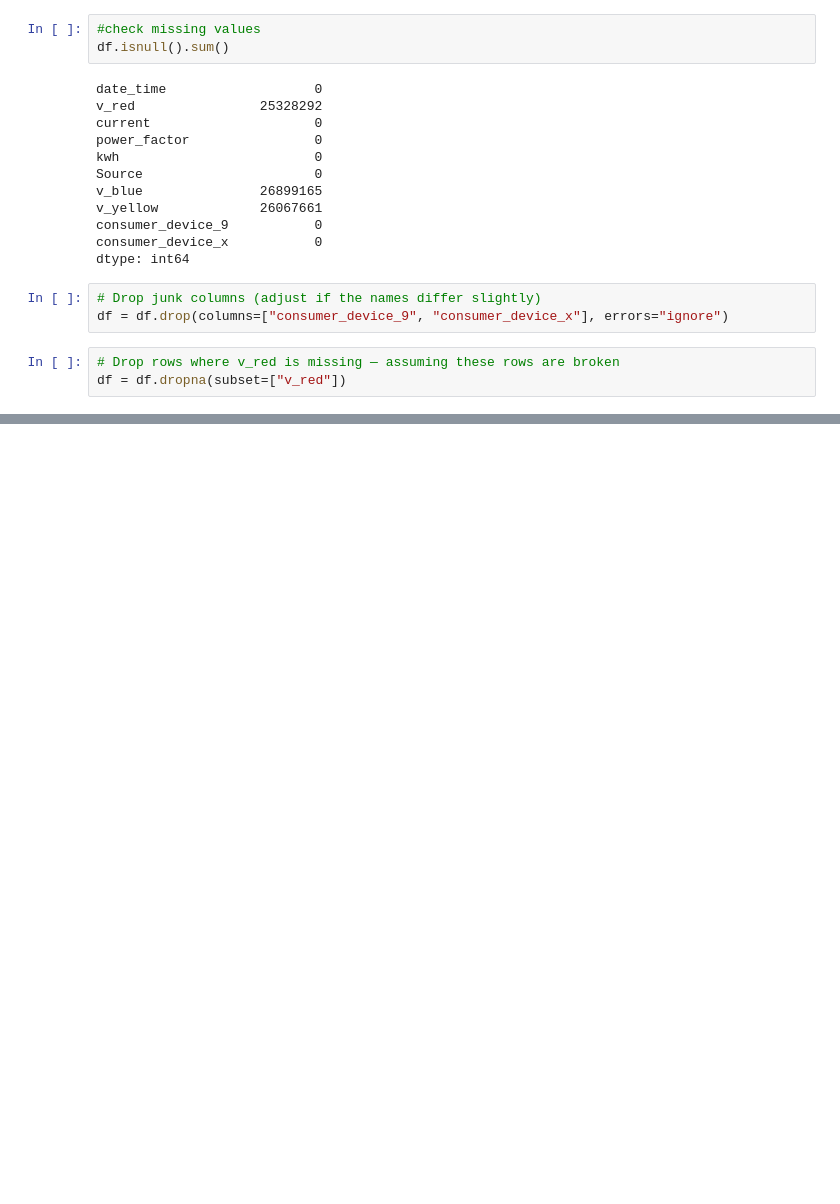
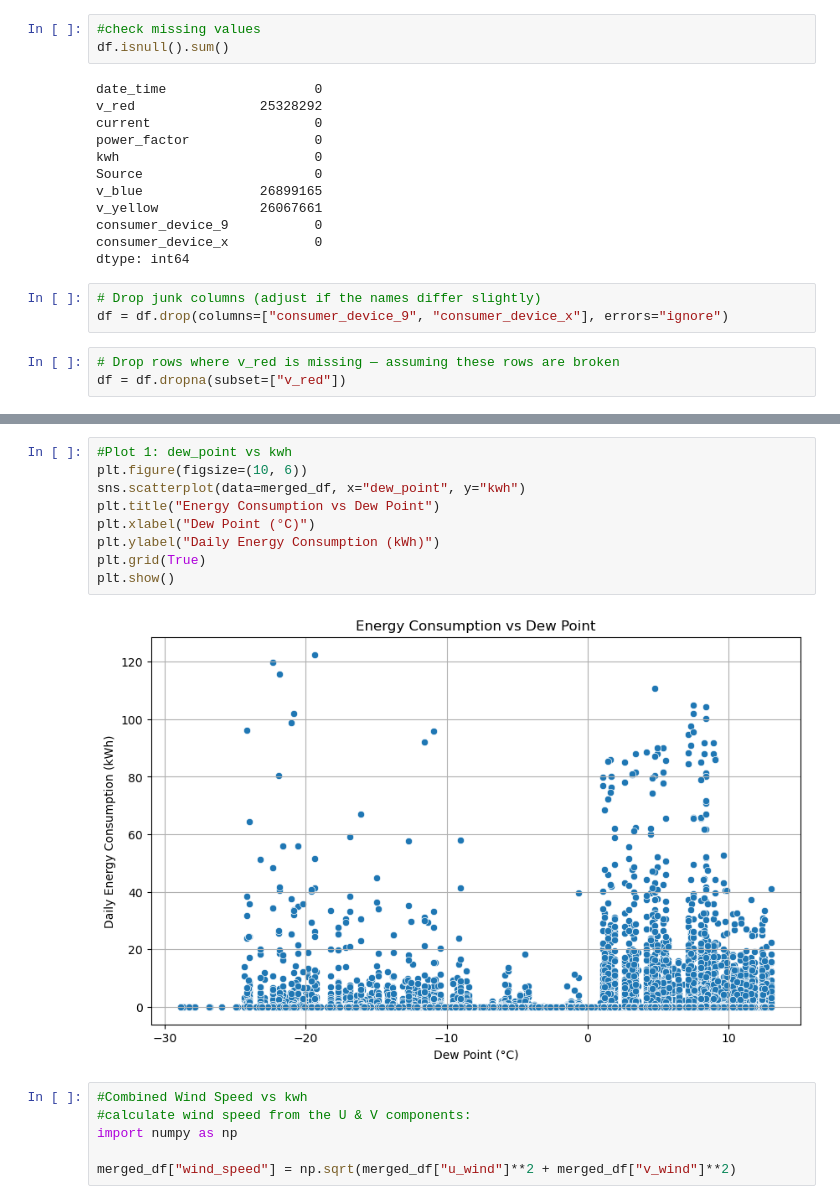
Before and after one commit to datakiptoo/Zindi-Climate-IBM, a Jupyter notebook: notebooks/IBM.ipynb, the cells around one changed output, grey strips where cells are left out. Saved outputs shown, nothing was run; the diff lists cells and outputs as text; blank space fills up the shorter version.

```diff
--- a/notebooks/IBM.ipynb
+++ b/notebooks/IBM.ipynb
@@ -134,0 +287,17 @@ plt.show()
+# %%
+#Plot 1: dew_point vs kwh
+plt.figure(figsize=(10, 6))
+sns.scatterplot(data=merged_df, x="dew_point", y="kwh")
+plt.title("Energy Consumption vs Dew Point")
+plt.xlabel("Dew Point (°C)")
+plt.ylabel("Daily Energy Consumption (kWh)")
+plt.grid(True)
+plt.show()
+# %% [output]
+[figure, added]
+# %%
+#Combined Wind Speed vs kwh
+#calculate wind speed from the U & V components:
+import numpy as np
+
+merged_df["wind_speed"] = np.sqrt(merged_df["u_wind"]**2 + merged_df["v_wind"]**2)
```
Also changed, not shown: parts of 44 cells of this notebook, 3 other files.
